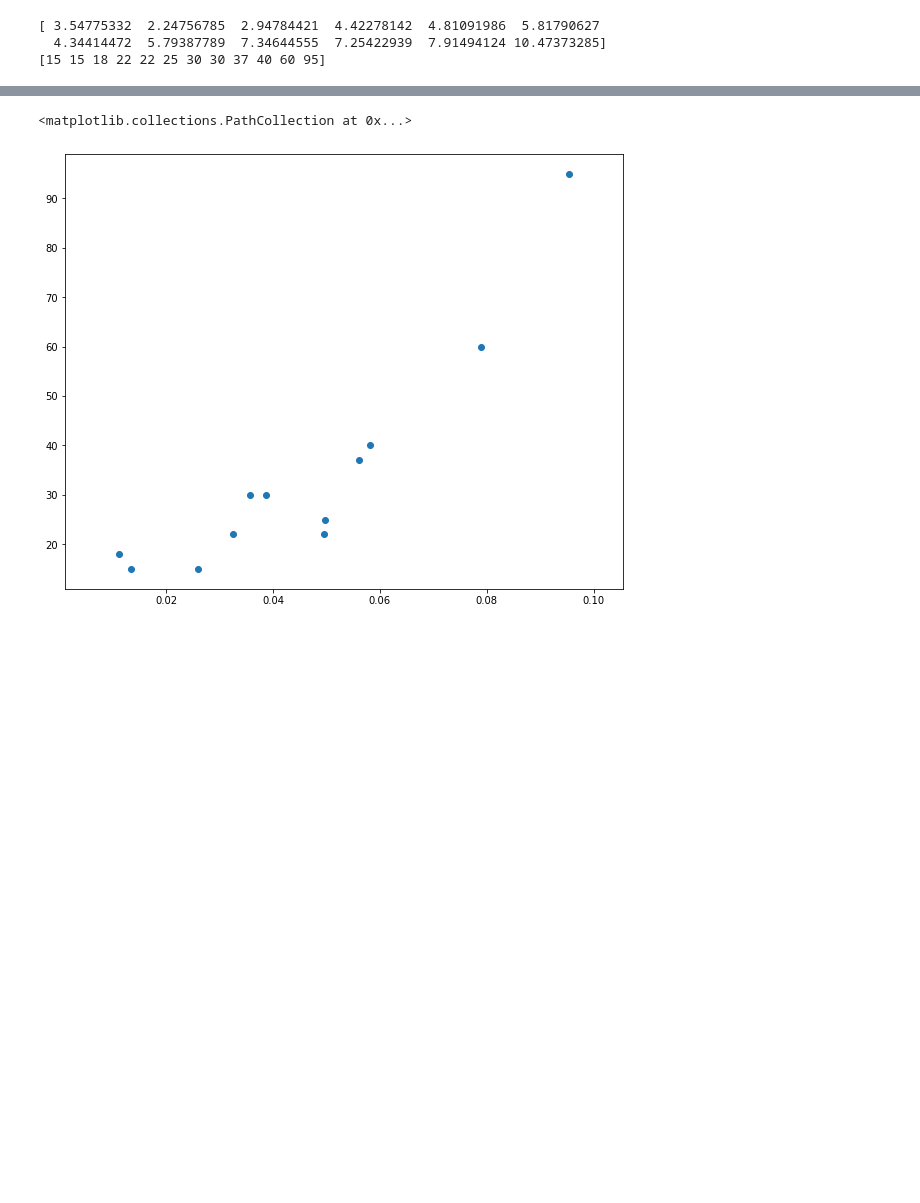
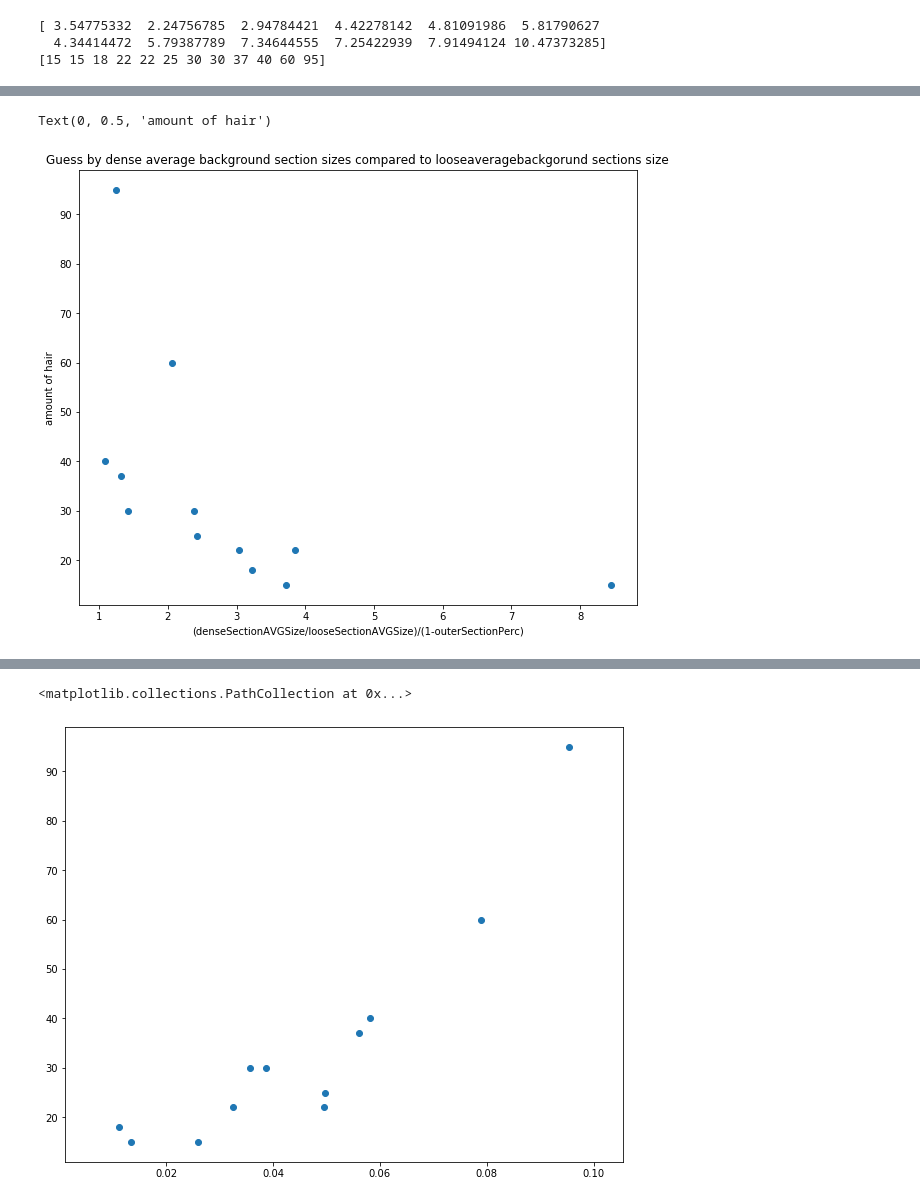
Before and after one commit to CodeIsJustLikeMagic/HairEstimation, a Jupyter notebook: guess funktions.ipynb, the cells around one changed output, grey strips where cells are left out. Drawn from its saved outputs; the diff is of its cells as text; code cells hidden in the pictures; blank space fills up the shorter version.

```diff
--- a/guess funktions.ipynb
+++ b/guess funktions.ipynb
@@ -52,0 +72,9 @@ print(hairAmount)
+# %%
+fig, ax = plt.subplots(figsize=(10, 8))
+ax.scatter((denseSectionAVGSize/looseSectionAVGSize)/(1-outerSectionPerc),hairAmount)
+ax.set_title('Guess by dense average background section sizes compared to looseaveragebackgorund sections size')
+ax.set_xlabel('(denseSectionAVGSize/looseSectionAVGSize)/(1-outerSectionPerc)')
+ax.set_ylabel('amount of hair')
+# %% [output]
+Text(0, 0.5, 'amount of hair')
+[figure, added]
```
Also changed, not shown: parts of 7 cells of this notebook, 11 other files.
